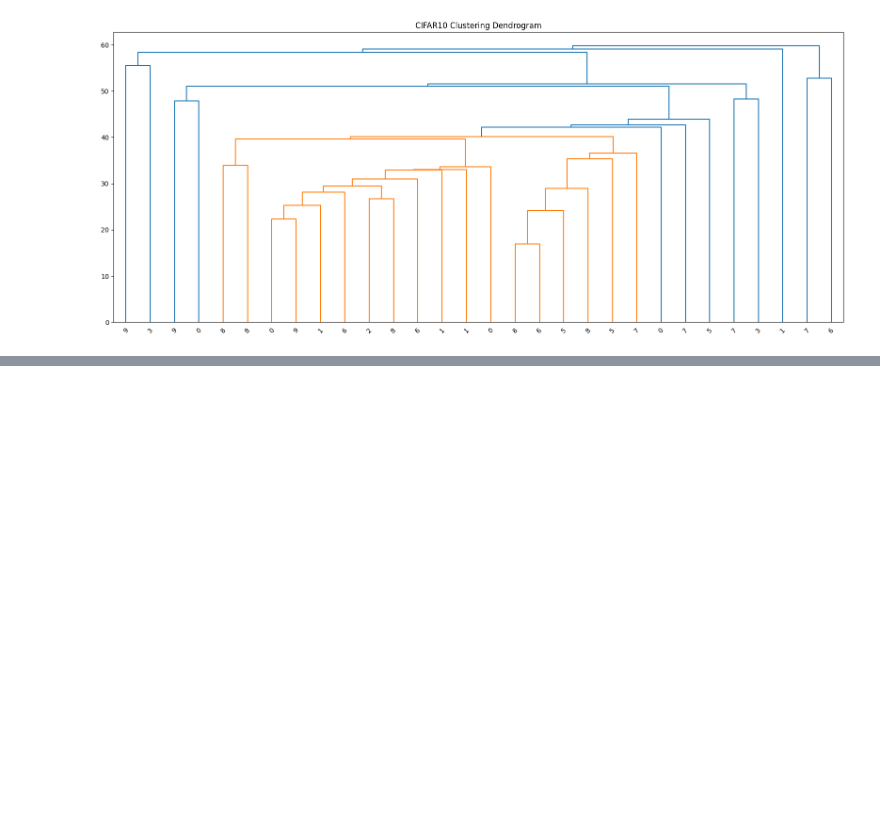
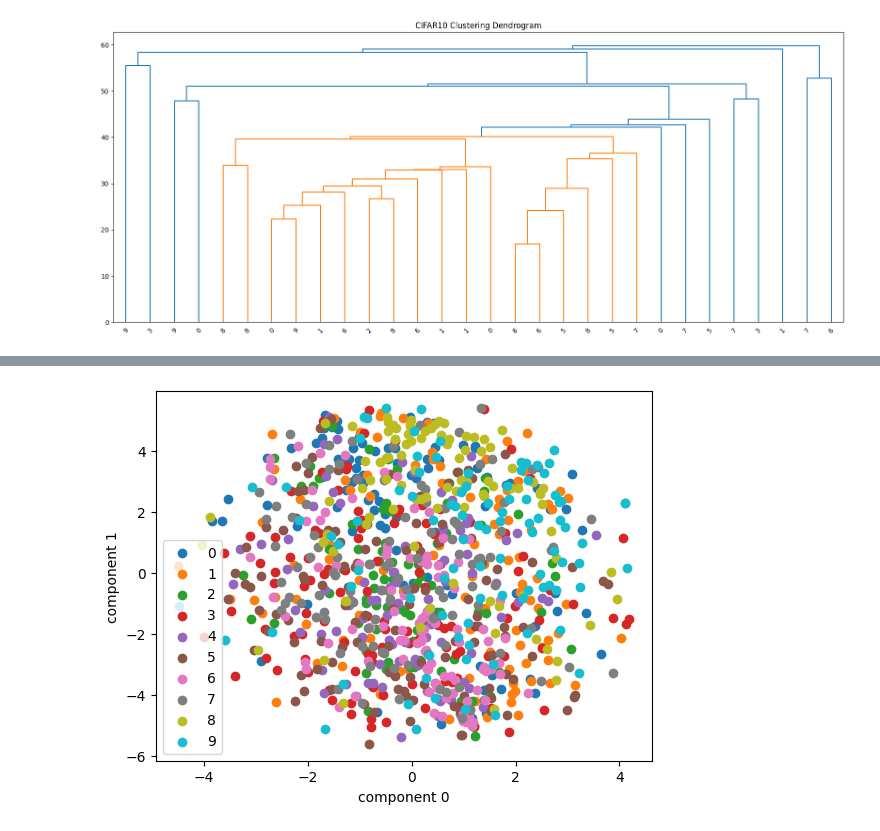
Before and after one commit to hyeonji826/AI, a Jupyter notebook: 7_비지도_학습.ipynb, the cells around one changed output, grey strips where cells are left out. Saved outputs shown, nothing was run; the diff lists cells and outputs as text; code cells hidden in the pictures; blank space fills up the shorter version.

```diff
--- a/7_비지도_학습.ipynb
+++ b/7_비지도_학습.ipynb
@@ -344,0 +468,4 @@ plt.show()
+# %%
+plot_embedding(tsne_random, cifar10_X, cifar10_y, cifar10_idx)
+# %% [output]
+[figure, added]
```
Also changed, not shown: parts of 36 cells of this notebook.
